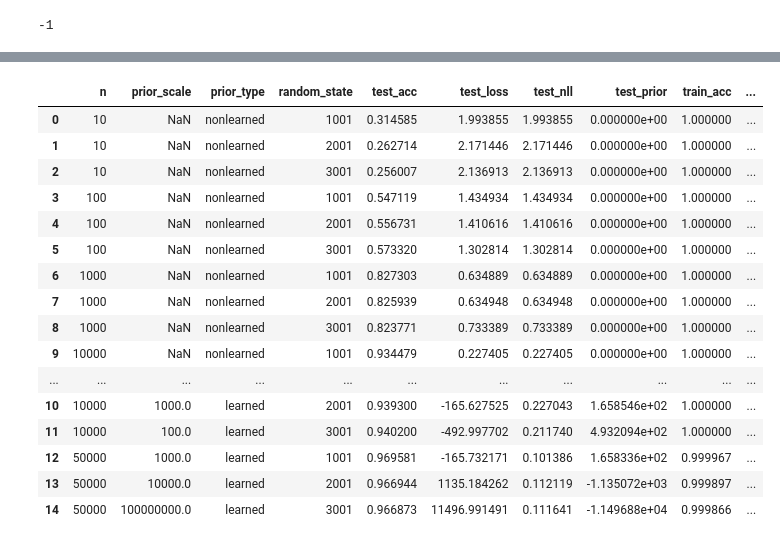
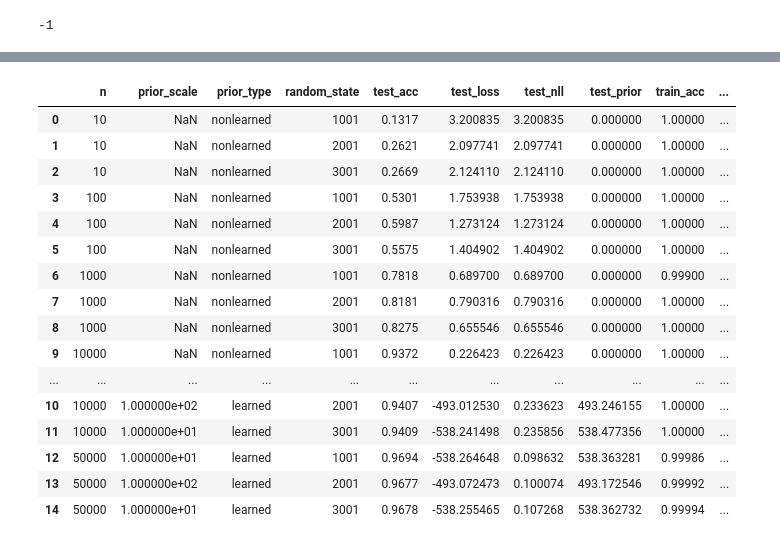
Before and after one commit to tufts-ml/bdl-transfer-learning, a Jupyter notebook: notebooks/Figure_4(a).ipynb, the cells around one changed output, grey strips where cells are left out. Cells and saved outputs as stored; diff of their text form; code cells hidden in the pictures.

```diff
--- a/notebooks/Figure_4(a).ipynb
+++ b/notebooks/Figure_4(a).ipynb
@@ -104,7 +104,7 @@ def get_results(df, experiments_path):
         results.loc[results.shape[0]] = results_row
     return results
 # %%
-experiments_path = '/cluster/tufts/hugheslab/eharve06/bdl-transfer-learning/experiments/tuned_CIFAR-10'
+experiments_path = '/cluster/tufts/hugheslab/eharve06/bdl-transfer-learning/experiments/tuned_CIFAR-10_Copy1'
 lr_0s = np.logspace(-1, -4, num=4)
 ns = [10, 100, 1000, 10000, 50000]
 prior_scales = [None]
@@ -133,5 +133,5 @@ nonlearned_hyperparameters
 # %%
-experiments_path = '/cluster/tufts/hugheslab/eharve06/bdl-transfer-learning/experiments/tuned_CIFAR-10'
+experiments_path = '/cluster/tufts/hugheslab/eharve06/bdl-transfer-learning/experiments/tuned_CIFAR-10_Copy1'
 lr_0s = np.logspace(-1, -4, num=4)
 ns = [10, 100, 1000, 10000, 50000]
 prior_scales = [None]
@@ -182,7 +182,7 @@ print(count)
 # %% [output]
 -1
 # %%
-experiments_path = '/cluster/tufts/hugheslab/eharve06/bdl-transfer-learning/experiments/tuned_CIFAR-10'
+experiments_path = '/cluster/tufts/hugheslab/eharve06/bdl-transfer-learning/experiments/tuned_CIFAR-10_Copy1'
 lr_0s = np.logspace(-1, -4, num=4)
 ns = [10, 100, 1000, 10000, 50000]
 prior_scales = np.logspace(0, 9, num=10)
@@ -235,28 +246,28 @@ print(count)
 # %%
-experiments_path = '/cluster/tufts/hugheslab/eharve06/bdl-transfer-learning/experiments/retrained_CIFAR-10'
+experiments_path = '/cluster/tufts/hugheslab/eharve06/bdl-transfer-learning/experiments/retrained_CIFAR-10_Copy1'
 nonlearned_results = get_results(nonlearned_hyperparameters, experiments_path)
 adapted_results = get_results(adapted_hyperparameters, experiments_path)
 learned_results = get_results(learned_hyperparameters, experiments_path)
 results = pd.concat([nonlearned_results, adapted_results, learned_results])
 results
 # %% [output]
 |  | n | prior_scale | prior_type | random_state | test_acc | test_loss | test_nll | test_prior | train_acc | ... |
-| 0 | 10 | NaN | nonlearned | 1001 | 0.314585 | 1.993855 | 1.993855 | 0.000000e+00 | 1.000000 | ... |
-| 1 | 10 | NaN | nonlearned | 2001 | 0.262714 | 2.171446 | 2.171446 | 0.000000e+00 | 1.000000 | ... |
-| 2 | 10 | NaN | nonlearned | 3001 | 0.256007 | 2.136913 | 2.136913 | 0.000000e+00 | 1.000000 | ... |
-| 3 | 100 | NaN | nonlearned | 1001 | 0.547119 | 1.434934 | 1.434934 | 0.000000e+00 | 1.000000 | ... |
-| 4 | 100 | NaN | nonlearned | 2001 | 0.556731 | 1.410616 | 1.410616 | 0.000000e+00 | 1.000000 | ... |
-| 5 | 100 | NaN | nonlearned | 3001 | 0.573320 | 1.302814 | 1.302814 | 0.000000e+00 | 1.000000 | ... |
-| 6 | 1000 | NaN | nonlearned | 1001 | 0.827303 | 0.634889 | 0.634889 | 0.000000e+00 | 1.000000 | ... |
-| 7 | 1000 | NaN | nonlearned | 2001 | 0.825939 | 0.634948 | 0.634948 | 0.000000e+00 | 1.000000 | ... |
-| 8 | 1000 | NaN | nonlearned | 3001 | 0.823771 | 0.733389 | 0.733389 | 0.000000e+00 | 1.000000 | ... |
-| 9 | 10000 | NaN | nonlearned | 1001 | 0.934479 | 0.227405 | 0.227405 | 0.000000e+00 | 1.000000 | ... |
+| 0 | 10 | NaN | nonlearned | 1001 | 0.1317 | 3.200835 | 3.200835 | 0.000000 | 1.00000 | ... |
+| 1 | 10 | NaN | nonlearned | 2001 | 0.2621 | 2.097741 | 2.097741 | 0.000000 | 1.00000 | ... |
+| 2 | 10 | NaN | nonlearned | 3001 | 0.2669 | 2.124110 | 2.124110 | 0.000000 | 1.00000 | ... |
+| 3 | 100 | NaN | nonlearned | 1001 | 0.5301 | 1.753938 | 1.753938 | 0.000000 | 1.00000 | ... |
+| 4 | 100 | NaN | nonlearned | 2001 | 0.5987 | 1.273124 | 1.273124 | 0.000000 | 1.00000 | ... |
+| 5 | 100 | NaN | nonlearned | 3001 | 0.5575 | 1.404902 | 1.404902 | 0.000000 | 1.00000 | ... |
+| 6 | 1000 | NaN | nonlearned | 1001 | 0.7818 | 0.689700 | 0.689700 | 0.000000 | 0.99900 | ... |
+| 7 | 1000 | NaN | nonlearned | 2001 | 0.8181 | 0.790316 | 0.790316 | 0.000000 | 1.00000 | ... |
+| 8 | 1000 | NaN | nonlearned | 3001 | 0.8275 | 0.655546 | 0.655546 | 0.000000 | 1.00000 | ... |
+| 9 | 10000 | NaN | nonlearned | 1001 | 0.9372 | 0.226423 | 0.226423 | 0.000000 | 1.00000 | ... |
 | ... | ... | ... | ... | ... | ... | ... | ... | ... | ... | ... |
-| 10 | 10000 | 1000.0 | learned | 2001 | 0.939300 | -165.627525 | 0.227043 | 1.658546e+02 | 1.000000 | ... |
-| 11 | 10000 | 100.0 | learned | 3001 | 0.940200 | -492.997702 | 0.211740 | 4.932094e+02 | 1.000000 | ... |
-| 12 | 50000 | 1000.0 | learned | 1001 | 0.969581 | -165.732171 | 0.101386 | 1.658336e+02 | 0.999967 | ... |
-| 13 | 50000 | 10000.0 | learned | 2001 | 0.966944 | 1135.184262 | 0.112119 | -1.135072e+03 | 0.999897 | ... |
-| 14 | 50000 | 100000000.0 | learned | 3001 | 0.966873 | 11496.991491 | 0.111641 | -1.149688e+04 | 0.999866 | ... |
+| 10 | 10000 | 1.000000e+02 | learned | 2001 | 0.9407 | -493.012530 | 0.233623 | 493.246155 | 1.00000 | ... |
+| 11 | 10000 | 1.000000e+01 | learned | 3001 | 0.9409 | -538.241498 | 0.235856 | 538.477356 | 1.00000 | ... |
+| 12 | 50000 | 1.000000e+01 | learned | 1001 | 0.9694 | -538.264648 | 0.098632 | 538.363281 | 0.99986 | ... |
+| 13 | 50000 | 1.000000e+02 | learned | 2001 | 0.9677 | -493.072473 | 0.100074 | 493.172546 | 0.99992 | ... |
+| 14 | 50000 | 1.000000e+01 | learned | 3001 | 0.9678 | -538.255465 | 0.107268 | 538.362732 | 0.99994 | ... |
 # %%
 grouped_results = results.groupby(['n', 'prior_type']).agg(lambda x: tuple(x))
 columns = ['test_acc', 'train_acc']
```
Also changed, not shown: parts of 9 cells of this notebook, 40 other files.
